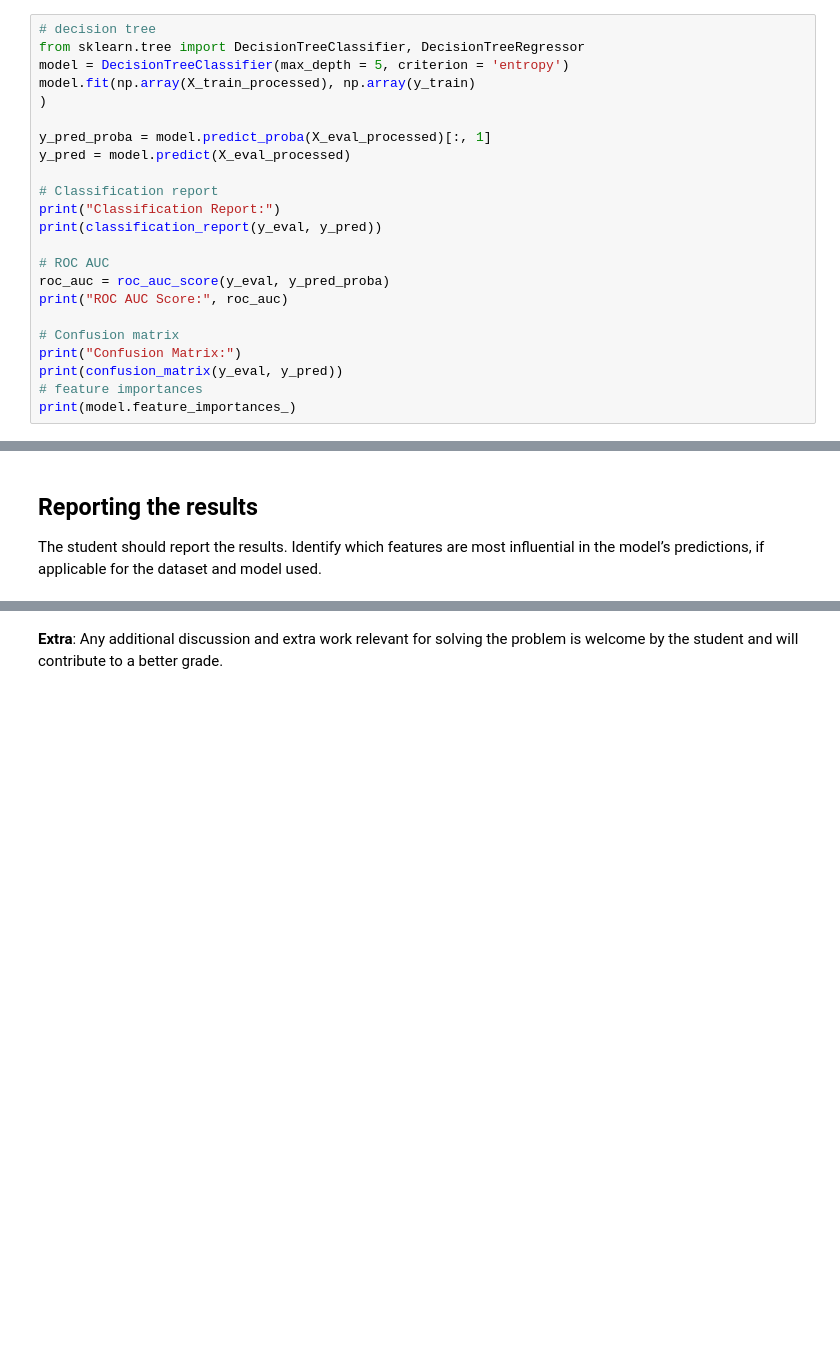
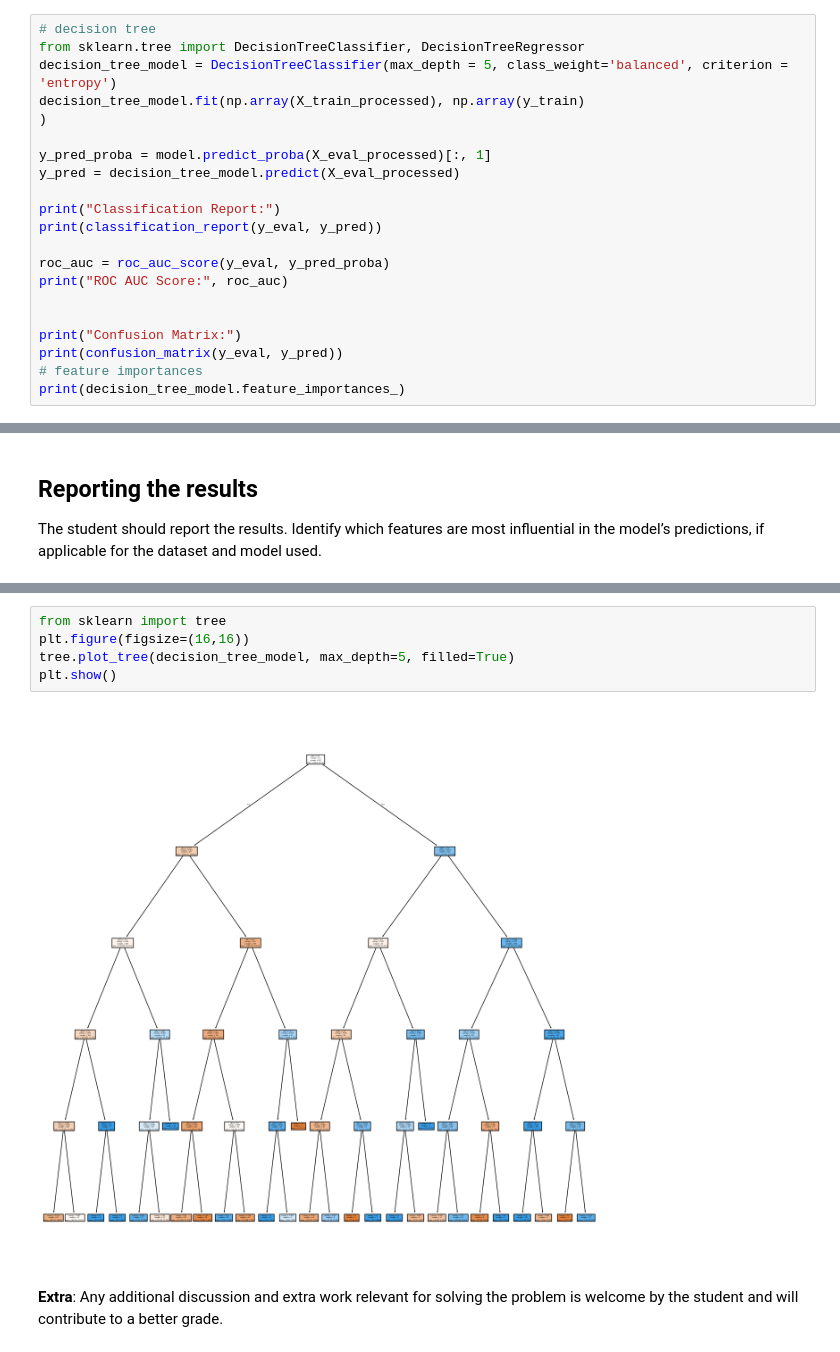
Before and after one commit to reascr/MSC-in-IT-and-Cognition, a Jupyter notebook: AppliedAI/First_assignment_dataset_2.ipynb, the cells around one changed output, grey strips where cells are left out. Cells and saved outputs as stored; diff of their text form; blank space fills up the shorter version.

Commit message:
check out feature importances

```diff
--- a/AppliedAI/First_assignment_dataset_2.ipynb
+++ b/AppliedAI/First_assignment_dataset_2.ipynb
@@ -479,26 +496,24 @@ Simpler seems to be better here... Let's try out a decision tree and then random
 # %%
 # decision tree
 from sklearn.tree import DecisionTreeClassifier, DecisionTreeRegressor
-model = DecisionTreeClassifier(max_depth = 5, criterion = 'entropy')
-model.fit(np.array(X_train_processed), np.array(y_train)
+decision_tree_model = DecisionTreeClassifier(max_depth = 5, class_weight='balanced', criterion = 'entropy')
+decision_tree_model.fit(np.array(X_train_processed), np.array(y_train)
 )
 
 y_pred_proba = model.predict_proba(X_eval_processed)[:, 1]
-y_pred = model.predict(X_eval_processed)
+y_pred = decision_tree_model.predict(X_eval_processed)
 
-# Classification report
 print("Classification Report:")
 print(classification_report(y_eval, y_pred))
 
-# ROC AUC
 roc_auc = roc_auc_score(y_eval, y_pred_proba)
 print("ROC AUC Score:", roc_auc)
 
-# Confusion matrix
+
 print("Confusion Matrix:")
 print(confusion_matrix(y_eval, y_pred))
 # feature importances
-print(model.feature_importances_)
+print(decision_tree_model.feature_importances_)
 # %% [output]
 Classification Report:
               precision    recall  f1-score   support
@@ -559,3 +628,10 @@ AttributeError: 'Booster' object has no attribute 'coef_'
+# %%
+from sklearn import tree
+plt.figure(figsize=(16,16))
+tree.plot_tree(decision_tree_model, max_depth=5, filled=True)
+plt.show()
+# %% [output]
+[figure, added]
 # %% [markdown]
 **Extra**: Any additional discussion and extra work relevant for solving the problem is welcome by the student and will contribute to a better grade.
 # %%
```
Also changed, not shown: parts of 7 cells of this notebook.
